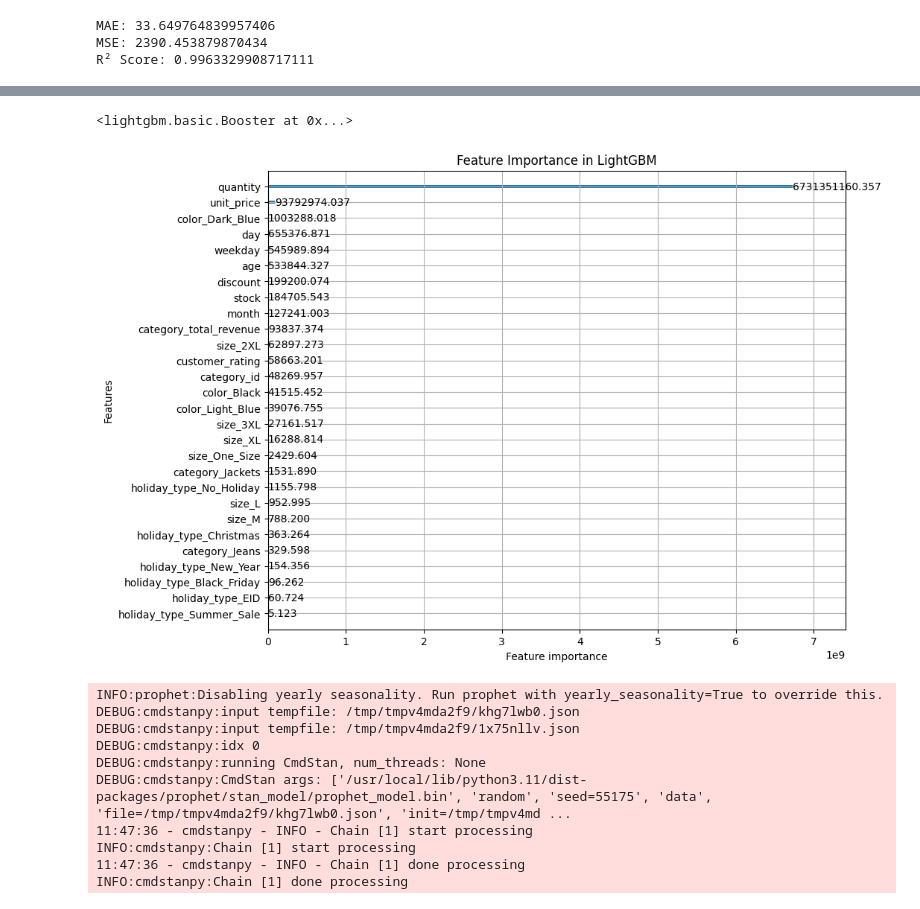
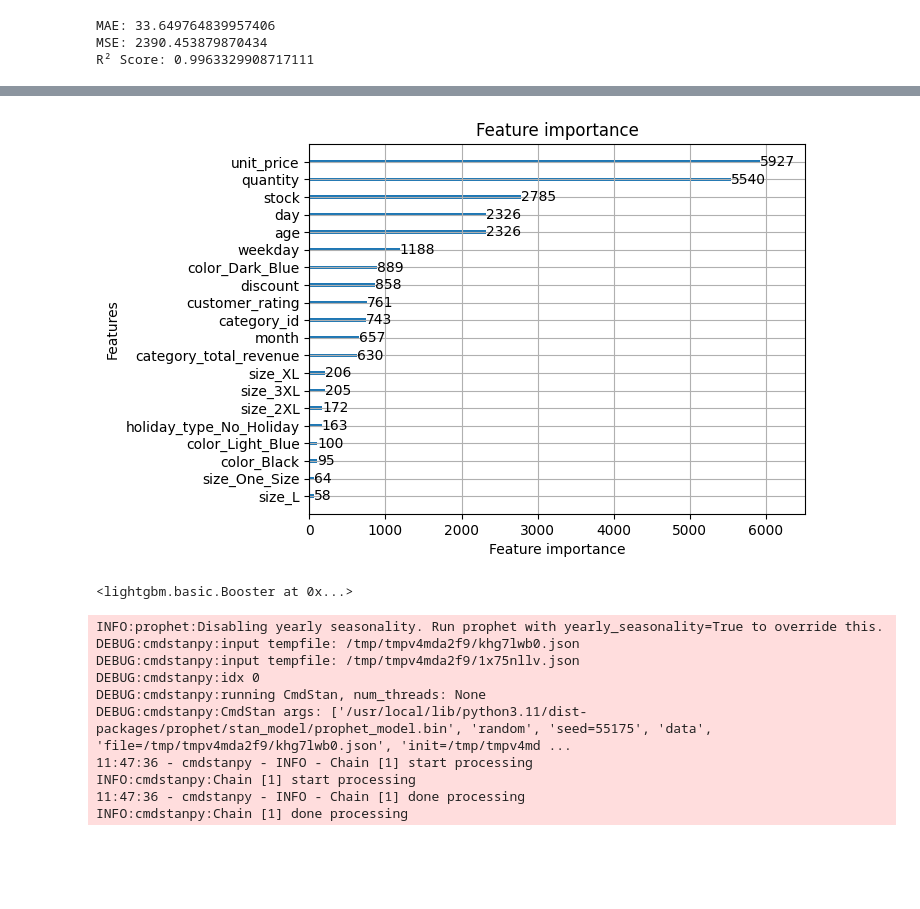
Before and after one commit to AaliyanShuja/SalesPrediction, a Jupyter notebook: SalesPrediction.ipynb, the cells around one changed output, grey strips where cells are left out. Cells and saved outputs as stored; diff of their text form; code cells hidden in the pictures; blank space fills up the shorter version.

```diff
--- a/SalesPrediction.ipynb
+++ b/SalesPrediction.ipynb
@@ -999,0 +939,70 @@ Final Model MAE: 3.7783
+# %%
+import pandas as pd
+import lightgbm as lgb
+from sklearn.model_selection import train_test_split
+from sklearn.metrics import mean_absolute_error, mean_squared_error, r2_score
+
+# Load dataset (Assume df is already loaded)
+# Ensure column names are correct
+df.rename(columns={'y': 'revenue'}, inplace=True)
+
+# Handle categorical features
+categorical_features = ['size', 'category', 'holiday_type']
+
+# Define input (X) and target variable (y)
+X = df.drop(columns=['revenue'])  # Revenue is the target
+y = df['revenue']
+
+# Split into training and validation sets
+X_train, X_valid, y_train, y_valid = train_test_split(X, y, test_size=0.2, random_state=42)
+
+# Ensure same features in training and validation sets
+X_train, X_valid = X_train.align(X_valid, join='left', axis=1)
+X_valid.fillna(0, inplace=True)  # Fill missing values if necessary
+
+# Best LightGBM parameters (based on your previous tuning)
+best_params = {
+    "objective": "regression",
+    "metric": "mae",
+    "boosting_type": "gbdt",
+    "learning_rate": 0.0585,
+    "num_leaves": 120,
+    "min_data_in_leaf": 28,
+    "max_depth": 10,
+    "feature_fraction": 0.99,
+    "bagging_fraction": 0.93,
+    "bagging_freq": 3,
+    "lambda_l1": 0.000265,
+    "lambda_l2": 0.00311,
+    "verbosity": -1
+}
+
+# Convert data into LightGBM dataset format
+train_data = lgb.Dataset(X_train, label=y_train)
+valid_data = lgb.Dataset(X_valid, label=y_valid, reference=train_data)
+
+# Train the LightGBM model
+final_model = lgb.train(
+    best_params,
+    train_data,
+    num_boost_round=1000,
+    valid_sets=[valid_data],
+    valid_names=["valid"],
+    callbacks=[lgb.log_evaluation(100)]  # Log every 100 rounds
+)
+
+# Make final predictions
+y_pred = final_model.predict(X_valid)
+
+# 🔹 Evaluate model
+mae = mean_absolute_error(y_valid, y_pred)
+mse = mean_squared_error(y_valid, y_pred)
+r2 = r2_score(y_valid, y_pred)
+
+print(f"✅ LightGBM - MAE: {mae:.4f}")
+print(f"✅ LightGBM - MSE: {mse:.4f}")
+print(f"✅ LightGBM - R² Score: {r2:.6f}")
+
+lgb.plot_importance(final_model, max_num_features=20)
+plt.show()
+# %% [output]
@@ -1000,3 +1022,4 @@ Final Model MAE: 3.7783
+[figure, added]
 # %%
 final_model.save_model("lightgbm_model.txt")
 # %% [output]
@@ -1006,13 +1029,6 @@ final_model.save_model("lightgbm_model.txt")
 
 loaded_model = lgb.Booster(model_file="lightgbm_model.txt")
 y_pred = loaded_model.predict(X_test)
-# %%
-
-lgb.plot_importance(final_model, importance_type="gain", figsize=(10, 8))
-plt.title("Feature Importance in LightGBM")
-plt.show()
-# %% [output]
-[figure, removed]
 # %%
 from prophet import Prophet
 import pandas as pd
```
Also changed, not shown: parts of 7 cells of this notebook.
